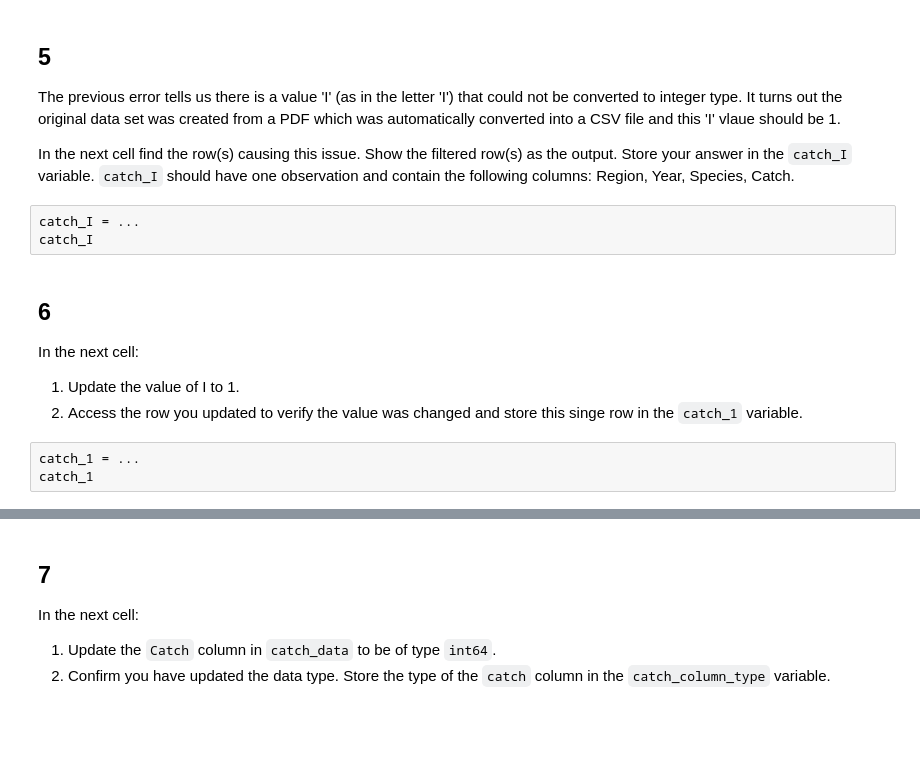
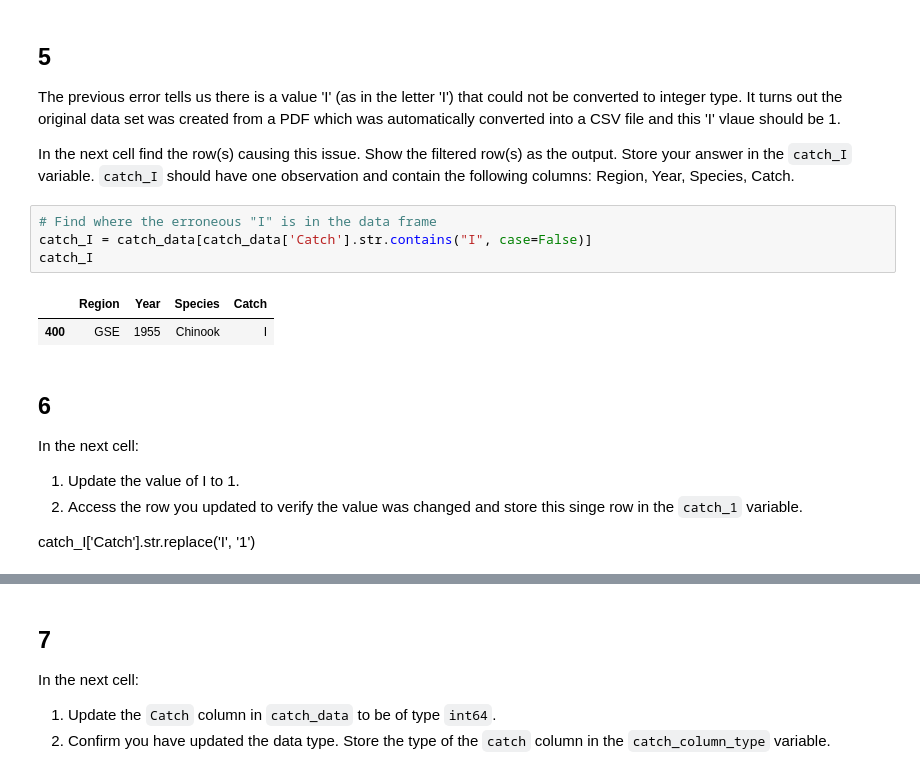
Before and after one commit to haylee360/eds220-hwk2, a Jupyter notebook: hwk2-task2-salmon-oyler.ipynb, the cells around one changed output, grey strips where cells are left out. Saved outputs shown, nothing was run; the diff lists cells and outputs as text; blank space fills up the shorter version.

```diff
--- a/hwk2-task2-salmon-oyler.ipynb
+++ b/hwk2-task2-salmon-oyler.ipynb
@@ -171,15 +183,18 @@ ValueError: invalid literal for int() with base 10: 'I'
 The previous error tells us there is a value 'I' (as in the letter 'I') that could not be converted to integer type.  It turns out the original data set was created from a PDF which was automatically converted into a CSV file and this 'I' vlaue should be 1.
 
 In the next cell find the row(s) causing this issue. Show the filtered row(s) as the output. Store your answer in the `catch_I` variable. `catch_I` should have one observation and contain the following columns: Region, Year, Species, Catch.
-# %%
-catch_I = ...
-catch_I
+# %%
+# Find where the erroneous "I" is in the data frame
+catch_I = catch_data[catch_data['Catch'].str.contains("I", case=False)]
+catch_I
+# %% [output]
+|  | Region | Year | Species | Catch |
+| 400 | GSE | 1955 | Chinook | I |
 # %% [markdown]
 ## 6
 In the next cell:
 
 1. Update the value of I to 1.
 2. Access the row you updated to verify the value was changed and store this singe row in the `catch_1` variable.
+
+catch_I['Catch'].str.replace('I', '1')
-# %%
-catch_1 = ...
-catch_1
```
Also changed, not shown: parts of 13 cells of this notebook, 1 other file.
